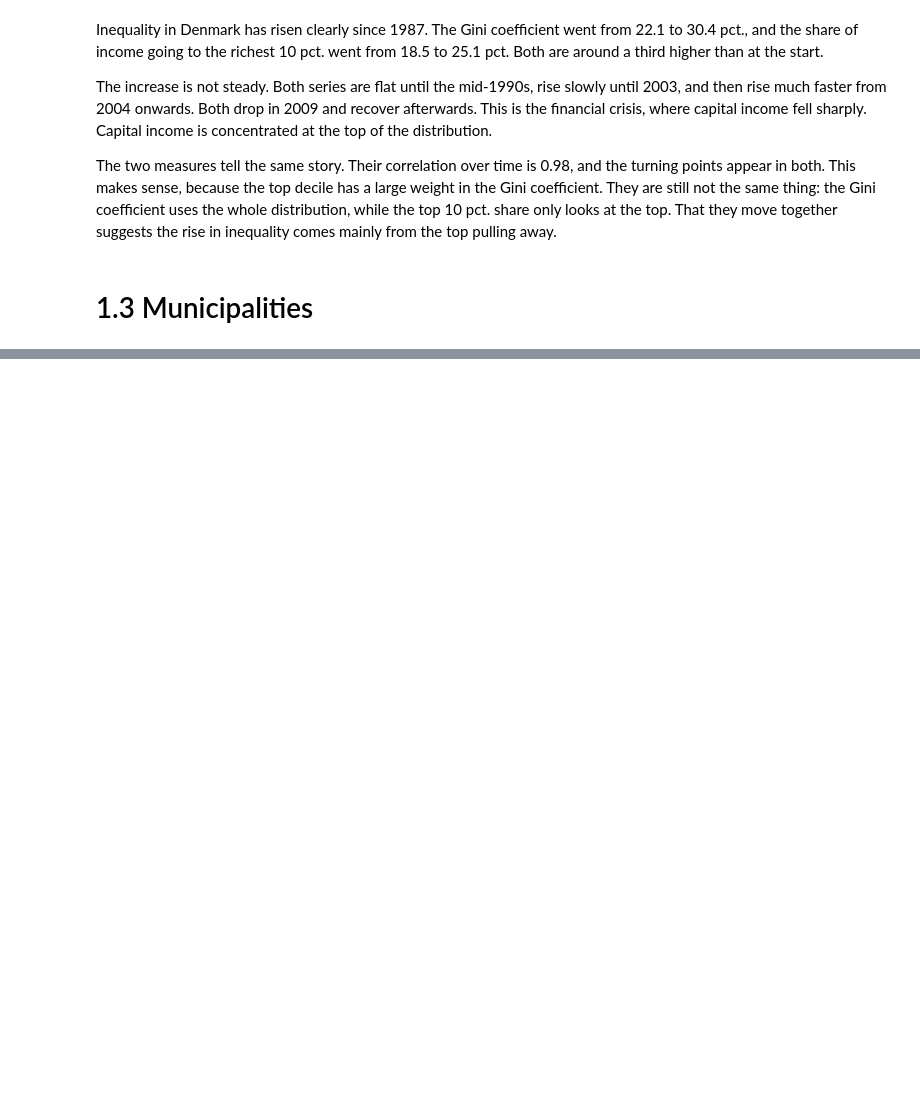
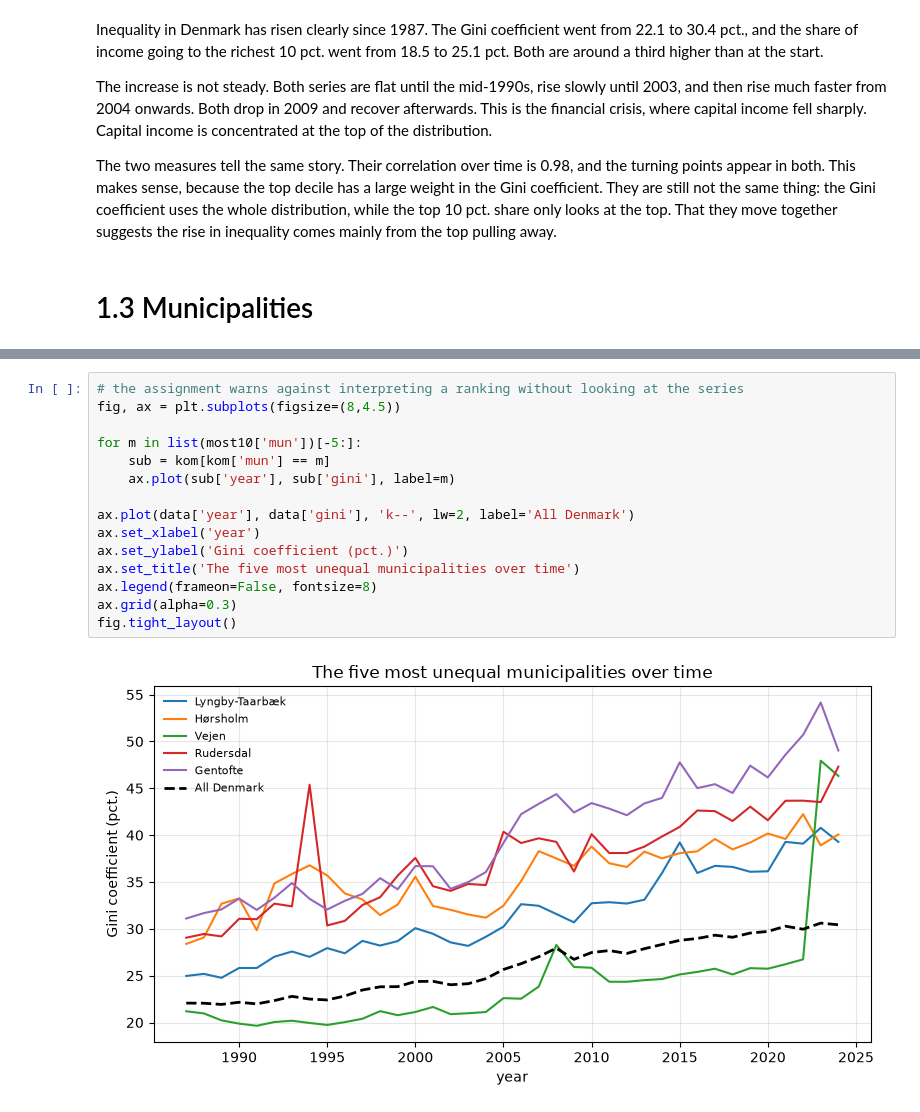
Before and after one commit to NumEconCopenhagen/projects-2025-jvb, a Jupyter notebook: 01_dataproject/DataProject26.ipynb, the cells around one changed output, grey strips where cells are left out. Cells and saved outputs as stored; diff of their text form; blank space fills up the shorter version.

```diff
--- a/01_dataproject/DataProject26.ipynb
+++ b/01_dataproject/DataProject26.ipynb
@@ -146,0 +256,17 @@ fig.tight_layout()
+# %%
+# the assignment warns against interpreting a ranking without looking at the series
+fig, ax = plt.subplots(figsize=(8,4.5))
+
+for m in list(most10['mun'])[-5:]:
+    sub = kom[kom['mun'] == m]
+    ax.plot(sub['year'], sub['gini'], label=m)
+
+ax.plot(data['year'], data['gini'], 'k--', lw=2, label='All Denmark')
+ax.set_xlabel('year')
+ax.set_ylabel('Gini coefficient (pct.)')
+ax.set_title('The five most unequal municipalities over time')
+ax.legend(frameon=False, fontsize=8)
+ax.grid(alpha=0.3)
+fig.tight_layout()
+# %% [output]
+[figure, added]
```
Also changed, not shown: parts of 11 cells of this notebook.
